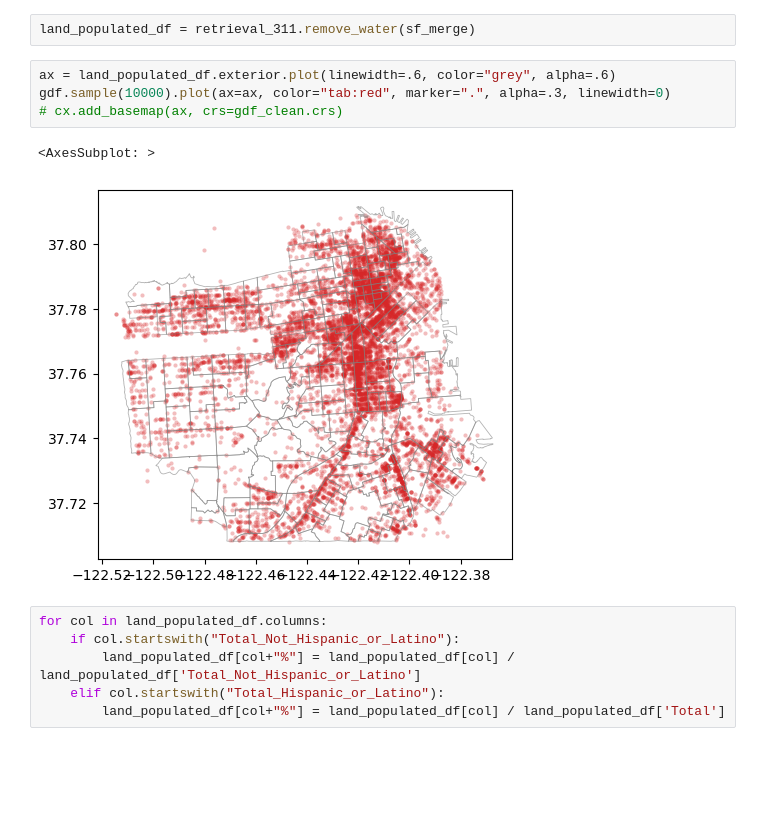
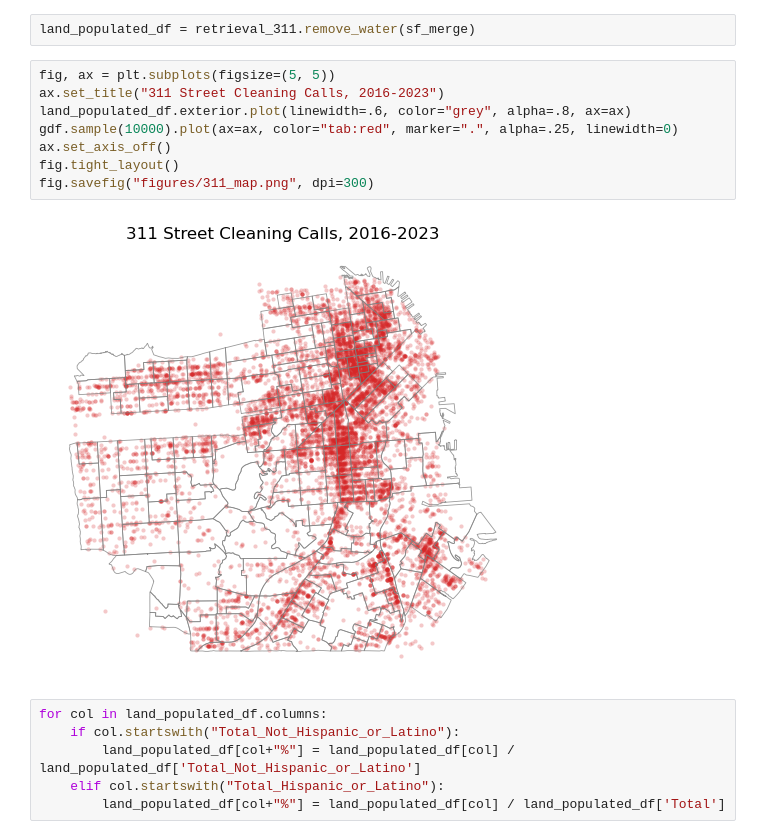
Before and after one commit to peter-amerkhanian/San-Francisco-Service-Analysis, a Jupyter notebook: peter_census_sandbox.ipynb, the cells around one changed output. Cells and saved outputs as stored; diff of their text form; blank space fills up the shorter version.

```diff
--- a/peter_census_sandbox.ipynb
+++ b/peter_census_sandbox.ipynb
@@ -40,12 +40,15 @@ gdf.crs = "epsg:4326"
 # %%
 land_populated_df = retrieval_311.remove_water(sf_merge)
 # %%
-ax = land_populated_df.exterior.plot(linewidth=.6, color="grey", alpha=.6)
-gdf.sample(10000).plot(ax=ax, color="tab:red", marker=".", alpha=.3, linewidth=0)
-# cx.add_basemap(ax, crs=gdf_clean.crs)
+fig, ax = plt.subplots(figsize=(5, 5))
+ax.set_title("311 Street Cleaning Calls, 2016-2023")
+land_populated_df.exterior.plot(linewidth=.6, color="grey", alpha=.8, ax=ax)
+gdf.sample(10000).plot(ax=ax, color="tab:red", marker=".", alpha=.25, linewidth=0)
+ax.set_axis_off()
+fig.tight_layout()
+fig.savefig("figures/311_map.png", dpi=300)
 # %% [output]
-<AxesSubplot: >
-[figure, old version]
+[figure, new version]
 # %%
 for col in land_populated_df.columns:
     if col.startswith("Total_Not_Hispanic_or_Latino"):
```
Also changed, not shown: 1 other file.
